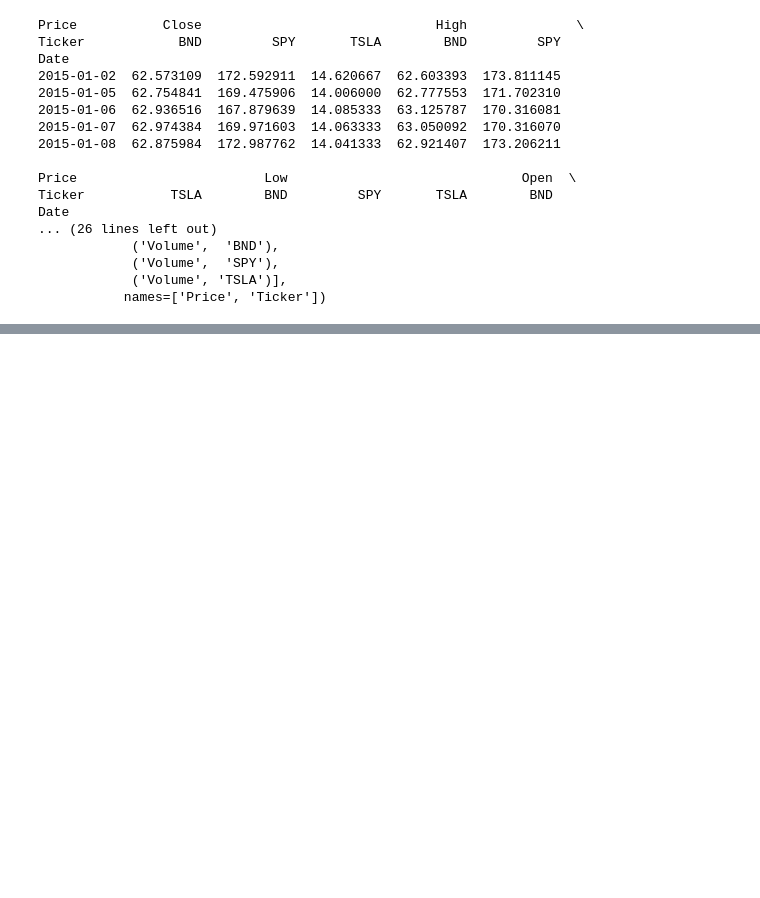
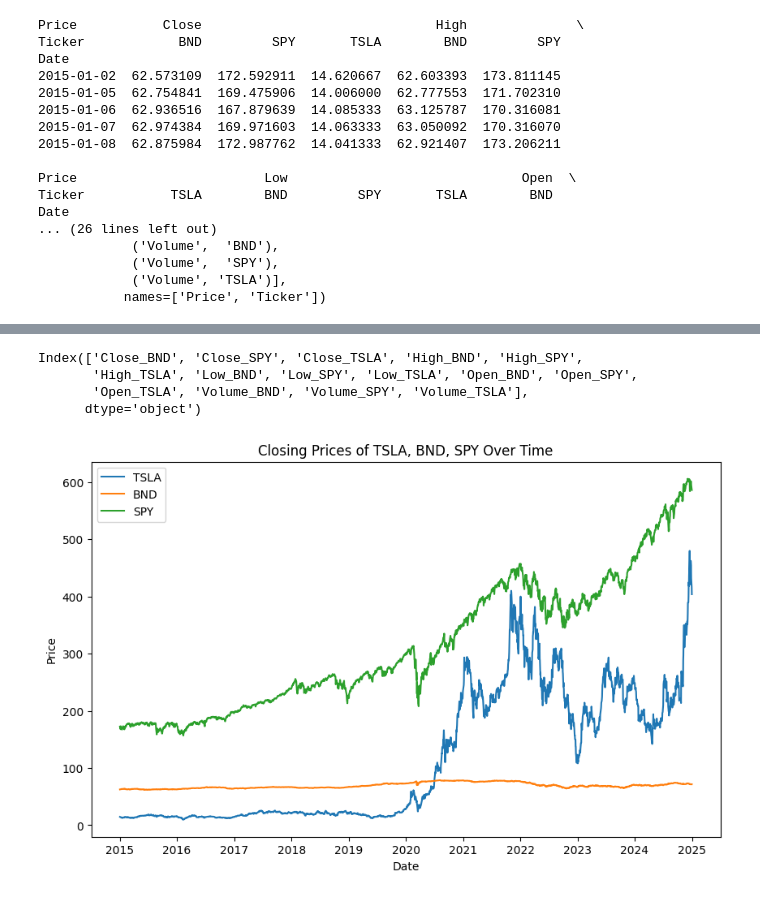
Before and after one commit to hasankere/Week11_project, a Jupyter notebook: notebooks/GMF.ipynb, the cells around one changed output, grey strips where cells are left out. Drawn from its saved outputs; the diff is of its cells as text; code cells hidden in the pictures; blank space fills up the shorter version.

```diff
--- a/notebooks/GMF.ipynb
+++ b/notebooks/GMF.ipynb
@@ -58,0 +86,9 @@ Date
+# %%
+# Option 1: Interpolate missing values
+data = data.interpolate(method='linear')
+
+# Option 2: Fill forward/backward
+# data = data.fillna(method='ffill').fillna(method='bfill')
+
+# Double-check for any remaining missing values
+print(data.isnull().sum())
@@ -58,0 +139,23 @@ Date
+# %%
+# Flatten the columns if multi-indexed
+data.columns = ['_'.join(col).strip() for col in data.columns]
+
+print(data.columns)
+# %% [output]
+Index(['Close_BND', 'Close_SPY', 'Close_TSLA', 'High_BND', 'High_SPY',
+       'High_TSLA', 'Low_BND', 'Low_SPY', 'Low_TSLA', 'Open_BND', 'Open_SPY',
+       'Open_TSLA', 'Volume_BND', 'Volume_SPY', 'Volume_TSLA'],
+      dtype='object')
+# %%
+# Plotting the closing prices
+plt.figure(figsize=(10, 6))
+for ticker in tickers:
+    plt.plot(data.index, data[f'Close_{ticker}'], label=ticker)
+
+plt.title('Closing Prices of TSLA, BND, SPY Over Time')
+plt.xlabel('Date')
+plt.ylabel('Price')
+plt.legend()
+plt.show()
+# %% [output]
+[figure, added]
```
Also changed, not shown: parts of 10 cells of this notebook.
